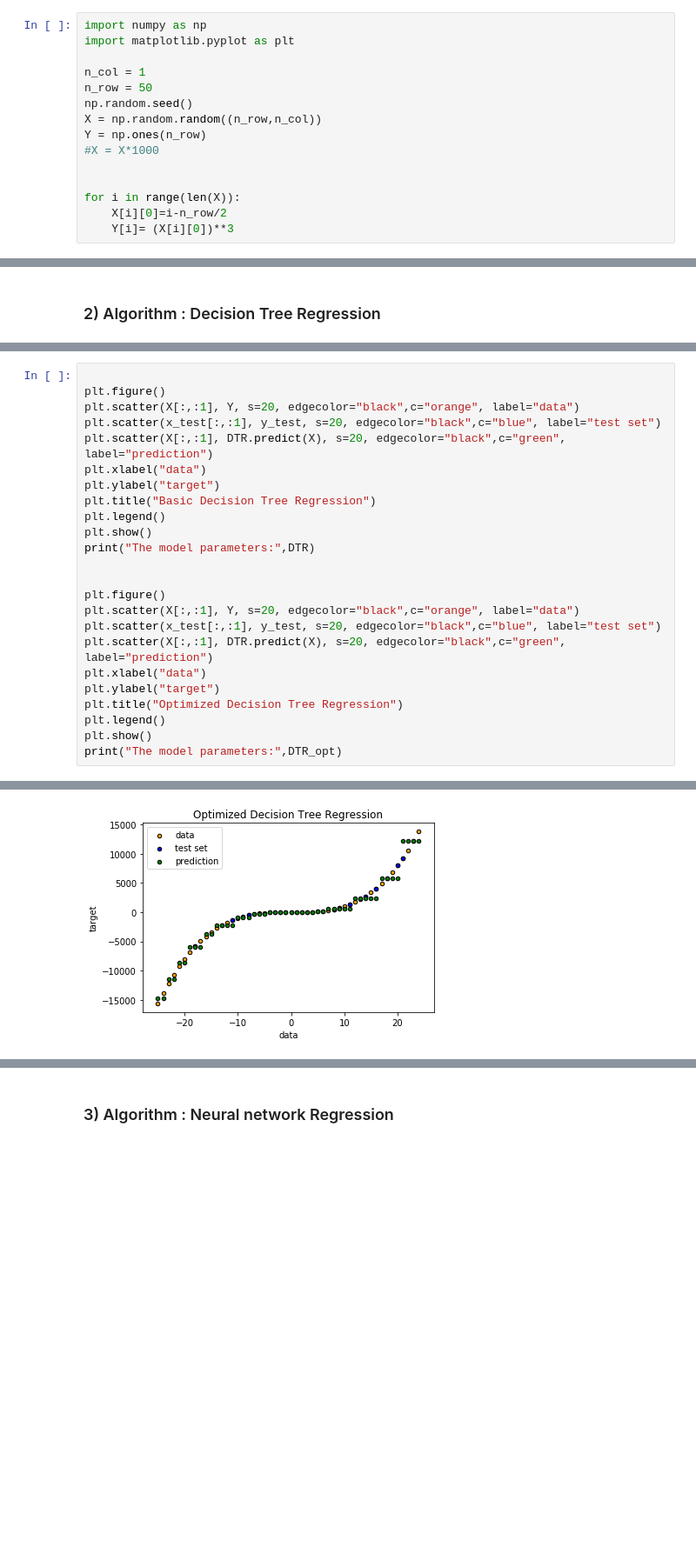
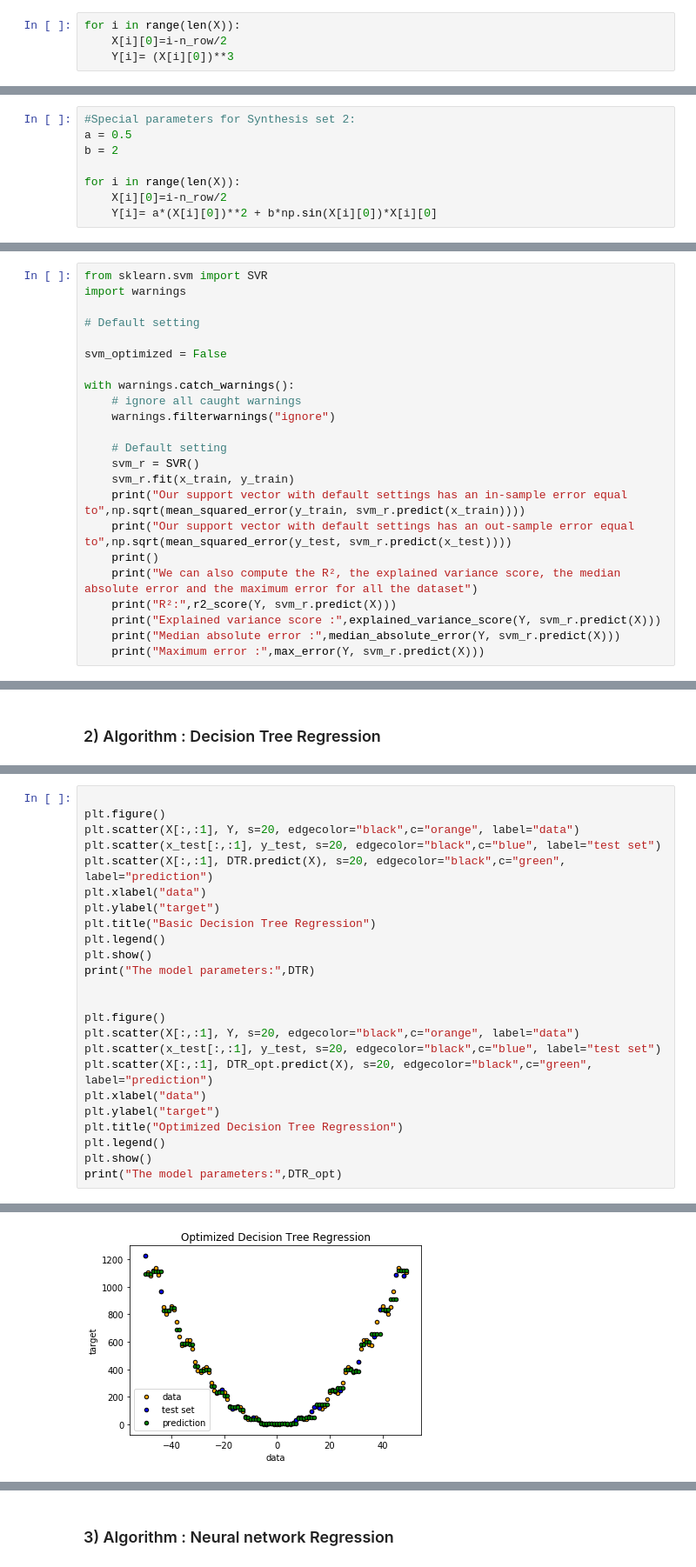
Before and after one commit to sofros/SFML_INFO_F422, a Jupyter notebook: Regression_Notebook.ipynb, the cells around one changed output, grey strips where cells are left out. Shown at 87% size. Drawn from its saved outputs; the diff is of its cells as text; blank space fills up the shorter version.

```diff
--- a/Regression_Notebook.ipynb
+++ b/Regression_Notebook.ipynb
@@ -23,15 +58,4 @@ We chose a cubic function to generate our synthetic data set. This function has
 # %%
-import numpy as np
-import matplotlib.pyplot as plt
-
-n_col = 1
-n_row = 50
-np.random.seed()
-X = np.random.random((n_row,n_col))
-Y = np.ones(n_row)
-#X = X*1000
-
-
 for i in range(len(X)):
     X[i][0]=i-n_row/2
     Y[i]= (X[i][0])**3
@@ -39,0 +69,8 @@ Let's explore our dataset to make sure that the generation has passed properly.
+# %%
+#Special parameters for Synthesis set 2:
+a = 0.5
+b = 2
+
+for i in range(len(X)):
+    X[i][0]=i-n_row/2
+    Y[i]= a*(X[i][0])**2 + b*np.sin(X[i][0])*X[i][0]
@@ -133,0 +184,23 @@ Where $k(A,A^T)$ represents the matrix of kernel functions of the form $k_{ij} =
+# %%
+from sklearn.svm import SVR
+import warnings
+
+# Default setting
+
+svm_optimized = False
+
+with warnings.catch_warnings():
+    # ignore all caught warnings
+    warnings.filterwarnings("ignore")
+
+    # Default setting
+    svm_r = SVR()
+    svm_r.fit(x_train, y_train)
+    print("Our support vector with default settings has an in-sample error equal to",np.sqrt(mean_squared_error(y_train, svm_r.predict(x_train))))
+    print("Our support vector with default settings has an out-sample error equal to",np.sqrt(mean_squared_error(y_test, svm_r.predict(x_test))))
+    print()
+    print("We can also compute the R², the explained variance score, the median absolute error and the maximum error for all the dataset")
+    print("R²:",r2_score(Y, svm_r.predict(X)))
+    print("Explained variance score :",explained_variance_score(Y, svm_r.predict(X)))
+    print("Median absolute error :",median_absolute_error(Y, svm_r.predict(X)))
+    print("Maximum error :",max_error(Y, svm_r.predict(X)))
@@ -244,7 +401,7 @@ print("The model parameters:",DTR)
 plt.figure()
 plt.scatter(X[:,:1], Y, s=20, edgecolor="black",c="orange", label="data")
 plt.scatter(x_test[:,:1], y_test, s=20, edgecolor="black",c="blue", label="test set")
-plt.scatter(X[:,:1], DTR.predict(X), s=20, edgecolor="black",c="green", label="prediction")
+plt.scatter(X[:,:1], DTR_opt.predict(X), s=20, edgecolor="black",c="green", label="prediction")
 plt.xlabel("data")
 plt.ylabel("target")
 plt.title("Optimized Decision Tree Regression")
@@ -256,7 +413,7 @@ print("The model parameters:",DTR_opt)
 The model parameters: DecisionTreeRegressor(criterion='mse', max_depth=None, max_features=None,
                       max_leaf_nodes=None, min_impurity_decrease=0.0,
                       min_impurity_split=None, min_samples_leaf=1,
                       min_samples_split=2, min_weight_fraction_leaf=0.0,
                       presort=False, random_state=None, splitter='best')
-[figure, old version]
+[figure, new version]
 The model parameters: DecisionTreeRegressor(criterion='mse', max_depth=10, max_features=None,
```
Also changed, not shown: parts of 73 cells of this notebook, 1 other file.
